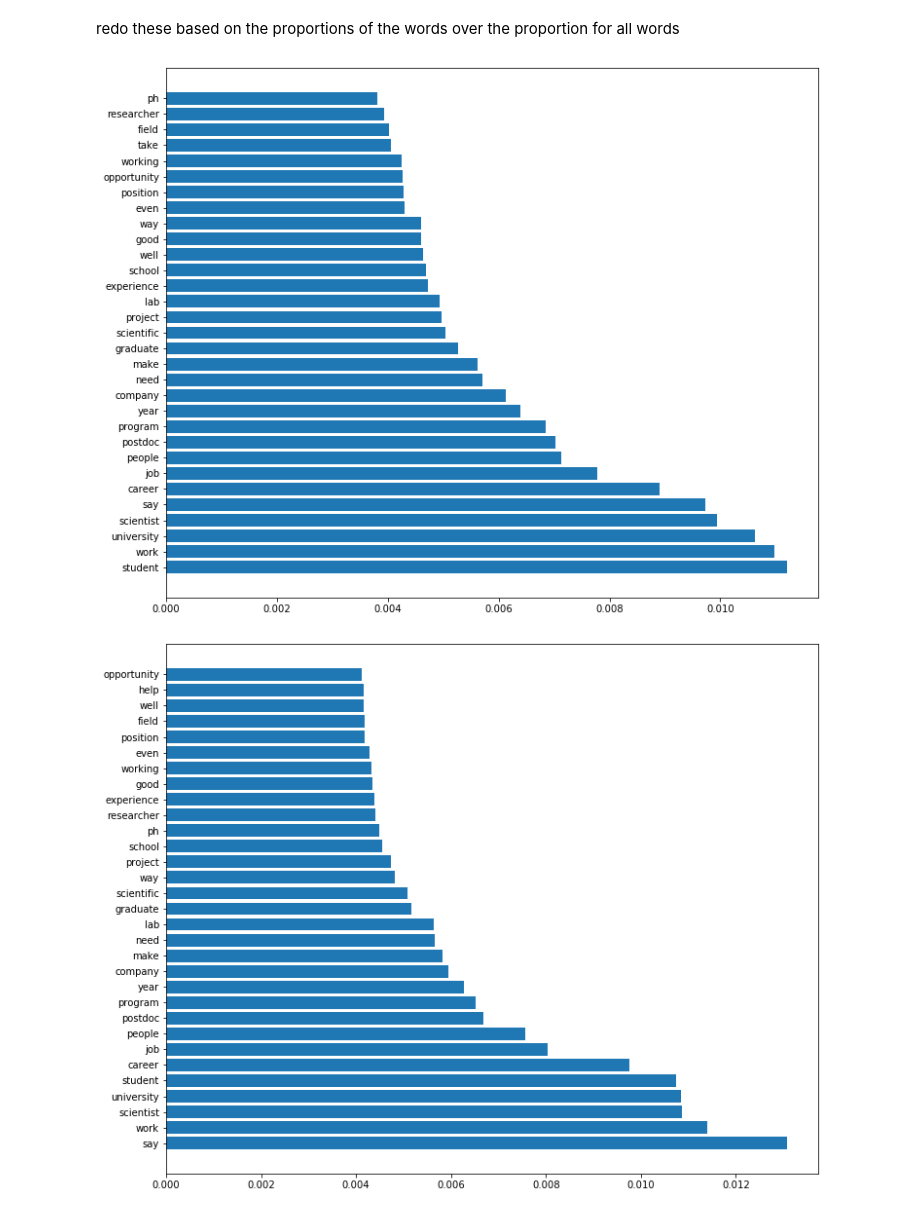
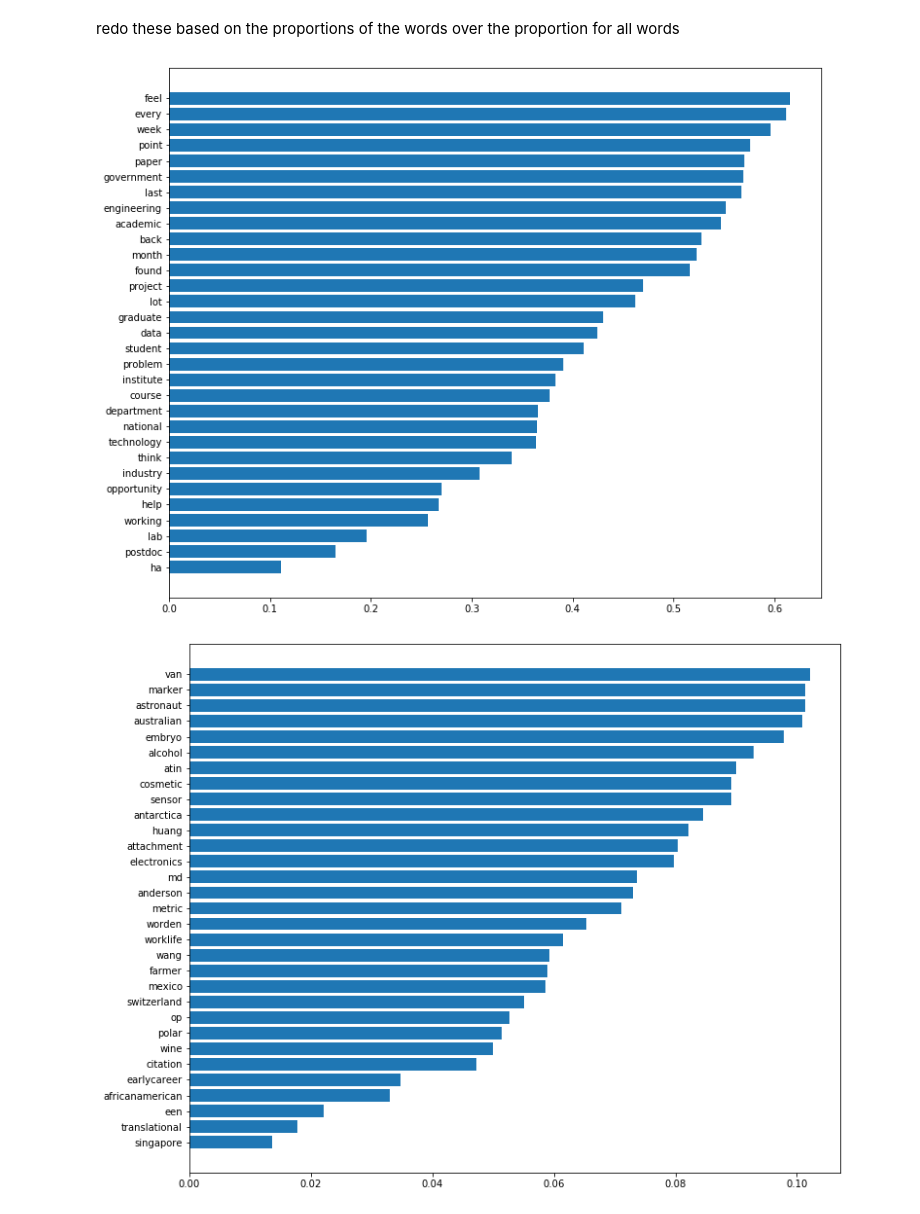
Before and after one commit to crboothb/sciencemag-careers-analysis, a Jupyter notebook: scripts/frequency.ipynb, the cells around one changed output. Drawn from its saved outputs; the diff is of its cells as text; code cells hidden in the pictures.

```diff
--- a/scripts/frequency.ipynb
+++ b/scripts/frequency.ipynb
@@ -222,7 +227,7 @@ def freq_workflow(df, n_facets, extras, lemm=False):
         plt.figure(figsize=(12, 10))
         plt.barh(top["word"],top["freq"])
 # %%
-extra_stops = ["also","new","time","many","would","get","may","like","first","u","science","research","say","one","year","say",""]
+extra_stops = ["also","new","time","many","would","get","may","like","first","u","science","research","say","one","year","","says","work","wa", "ha"]
 
 freq_workflow(df=full_df, n_facets=1,extras=extra_stops, lemm=True)
 # %% [output]
@@ -244,7 +251,7 @@ for key in word_dict:
     prop = word_dict[key]/total
     word_prop[key] = prop
 # %%
-def comp_prop_workflow(df, n_facets, extras, total, prop_dict, lemm=False):
+def comp_prop_workflow(df, n_facets, extras, total, full_freq_dict,reverse=False, lemm=False):
     stops = stopwords.words('english')
     interval = int(24/n_facets)
     stops_dict = {}
@@ -256,36 +263,51 @@ def comp_prop_workflow(df, n_facets, extras, total, prop_dict, lemm=False):
     for i in range(n_facets):
         start = i*interval+1996
         end = start+interval
-        facets[start] = df[(df.year<=start) | (df.year <end)]
+        facets[start] = df[(df.year<=start) & (df.year <end)]
 
-    for key in facets:
-
-        text_list = facets[key]["text"]
+    for keya in facets.keys():
+        # print(keya, type(keya))
+        text_list = facets[keya]["text"]
+        # print(len(text_list))
 
         word_dict = {}
+        # print(word_dict)
         prop_dif = {}
         facet_prop = {}
+        complex_dict = {}
         text_clean = []
 
+
         for text in text_list:
+            text = clh.only_letters_clean(text)
+            if lemm==True:
+                text = lemmatize_text(text)
             text = clh.remove_stopword(text, stops_dict, extras=extra_stops)
-            text = add_to_freq_dict(text, word_dict, lemm=lemm)
+            word_dict = add_to_freq_dict(text, word_dict)
 
-        facet_total = sum(word_dict.values())/n_facets
+        facet_total = sum(word_dict.values())
 
-        for key in word_dict:
-            prop = word_dict[key]/facet_total
-            dif = prop_dict[key]-prop
-            facet_prop[key]=prop
-            prop_dif[key]=dif
+        for keyb in word_dict:
+            prop = word_dict[keyb]/facet_total
+            # print(word_dict[key],(full_freq_dict[key],facet_total,total))
+            # if keya != 1996:
+            #     print(word_dict[keyb],(full_freq_dict[keyb],facet_total,total))
+            complex_prop = word_dict[keyb]/(full_freq_dict[keyb]*facet_total/total)
+            # print(complex_prop)
+            facet_prop[keyb] = prop
+            complex_dict[keyb] = complex_prop
+            # prop_dif[key]=difs
 
 
-        top = dict_to_top(facet_prop, 30)
+        top = dict_to_top(complex_dict, 30, reverse=False)
+        # print(top)
 
         plt.figure(figsize=(12, 10))
         plt.barh(top["word"],top["freq"])
+        # print("hi")
+        # plt.xscale("log")
 # %%
-comp_prop_workflow(df=full_df, n_facets=2, extras=extra_stops, total=total, prop_dict=word_prop, lemm=True)
+comp_prop_workflow(df=full_df, n_facets=6, extras=extra_stops, total=total, full_freq_dict=word_dict, lemm=True)
 # %% [output]
-[figure, old version]
+[figure, new version]
-[figure, old version]
+[figure, new version]
```
Also changed, not shown: parts of 17 cells of this notebook.
